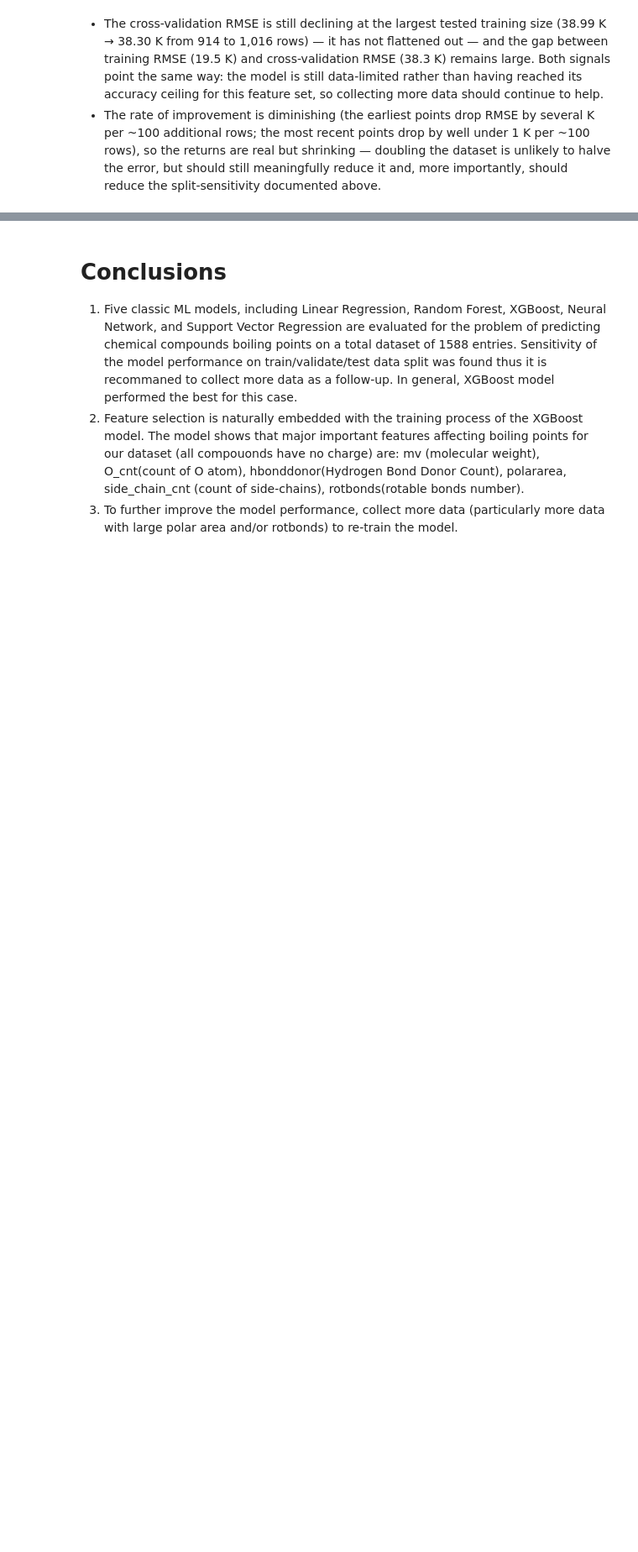
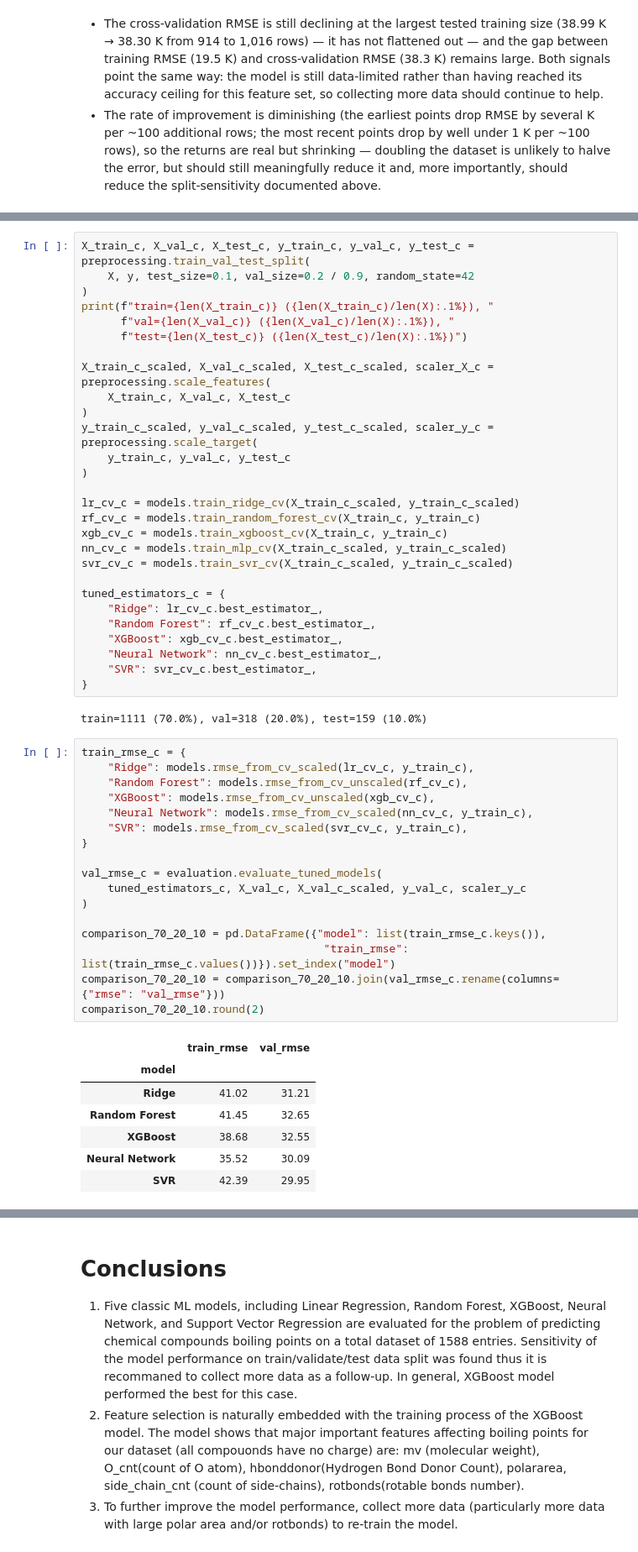
Before and after one commit to JShi12/Predict-Organic-Chemical-Boiling-Point, a Jupyter notebook: Boiling_Point_Predicter.ipynb, the cells around one changed output, grey strips where cells are left out. Shown at 84% size. Saved outputs shown, nothing was run; the diff lists cells and outputs as text; blank space fills up the shorter version.

```diff
--- a/Boiling_Point_Predicter.ipynb
+++ b/Boiling_Point_Predicter.ipynb
@@ -706,0 +716,55 @@ documented above.
+# %%
+X_train_c, X_val_c, X_test_c, y_train_c, y_val_c, y_test_c = preprocessing.train_val_test_split(
+    X, y, test_size=0.1, val_size=0.2 / 0.9, random_state=42
+)
+print(f"train={len(X_train_c)} ({len(X_train_c)/len(X):.1%}), "
+      f"val={len(X_val_c)} ({len(X_val_c)/len(X):.1%}), "
+      f"test={len(X_test_c)} ({len(X_test_c)/len(X):.1%})")
+
+X_train_c_scaled, X_val_c_scaled, X_test_c_scaled, scaler_X_c = preprocessing.scale_features(
+    X_train_c, X_val_c, X_test_c
+)
+y_train_c_scaled, y_val_c_scaled, y_test_c_scaled, scaler_y_c = preprocessing.scale_target(
+    y_train_c, y_val_c, y_test_c
+)
+
+lr_cv_c = models.train_ridge_cv(X_train_c_scaled, y_train_c_scaled)
+rf_cv_c = models.train_random_forest_cv(X_train_c, y_train_c)
+xgb_cv_c = models.train_xgboost_cv(X_train_c, y_train_c)
+nn_cv_c = models.train_mlp_cv(X_train_c_scaled, y_train_c_scaled)
+svr_cv_c = models.train_svr_cv(X_train_c_scaled, y_train_c_scaled)
+
+tuned_estimators_c = {
+    "Ridge": lr_cv_c.best_estimator_,
+    "Random Forest": rf_cv_c.best_estimator_,
+    "XGBoost": xgb_cv_c.best_estimator_,
+    "Neural Network": nn_cv_c.best_estimator_,
+    "SVR": svr_cv_c.best_estimator_,
+}
+# %% [output]
+train=1111 (70.0%), val=318 (20.0%), test=159 (10.0%)
+# %%
+train_rmse_c = {
+    "Ridge": models.rmse_from_cv_scaled(lr_cv_c, y_train_c),
+    "Random Forest": models.rmse_from_cv_unscaled(rf_cv_c),
+    "XGBoost": models.rmse_from_cv_unscaled(xgb_cv_c),
+    "Neural Network": models.rmse_from_cv_scaled(nn_cv_c, y_train_c),
+    "SVR": models.rmse_from_cv_scaled(svr_cv_c, y_train_c),
+}
+
+val_rmse_c = evaluation.evaluate_tuned_models(
+    tuned_estimators_c, X_val_c, X_val_c_scaled, y_val_c, scaler_y_c
+)
+
+comparison_70_20_10 = pd.DataFrame({"model": list(train_rmse_c.keys()),
+                                     "train_rmse": list(train_rmse_c.values())}).set_index("model")
+comparison_70_20_10 = comparison_70_20_10.join(val_rmse_c.rename(columns={"rmse": "val_rmse"}))
+comparison_70_20_10.round(2)
+# %% [output]
+|  | train_rmse | val_rmse |
+| model |  |  |
+| Ridge | 41.02 | 31.21 |
+| Random Forest | 41.45 | 32.65 |
+| XGBoost | 38.68 | 32.55 |
+| Neural Network | 35.52 | 30.09 |
+| SVR | 42.39 | 29.95 |
```
Also changed, not shown: parts of 5 cells of this notebook, 3 other files.
